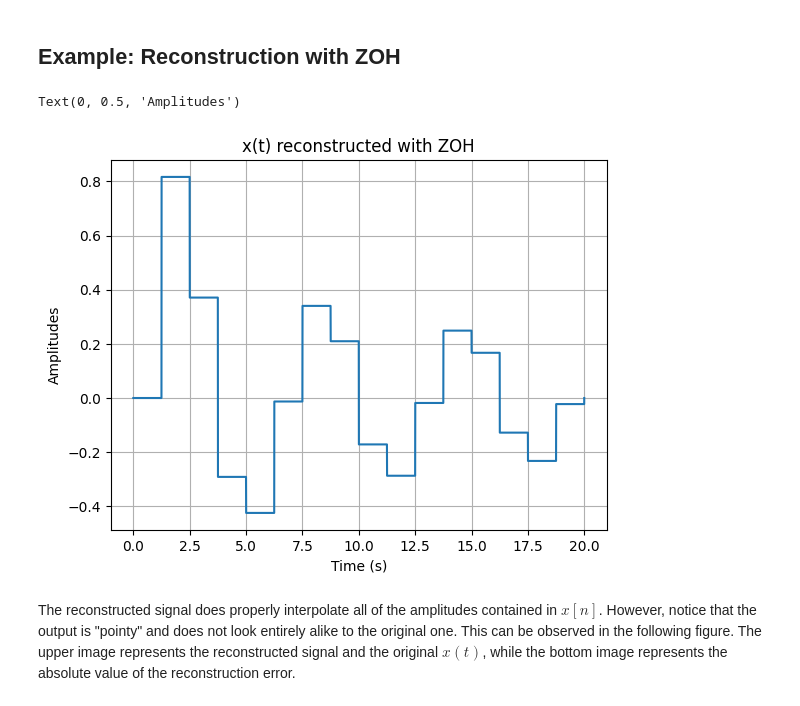
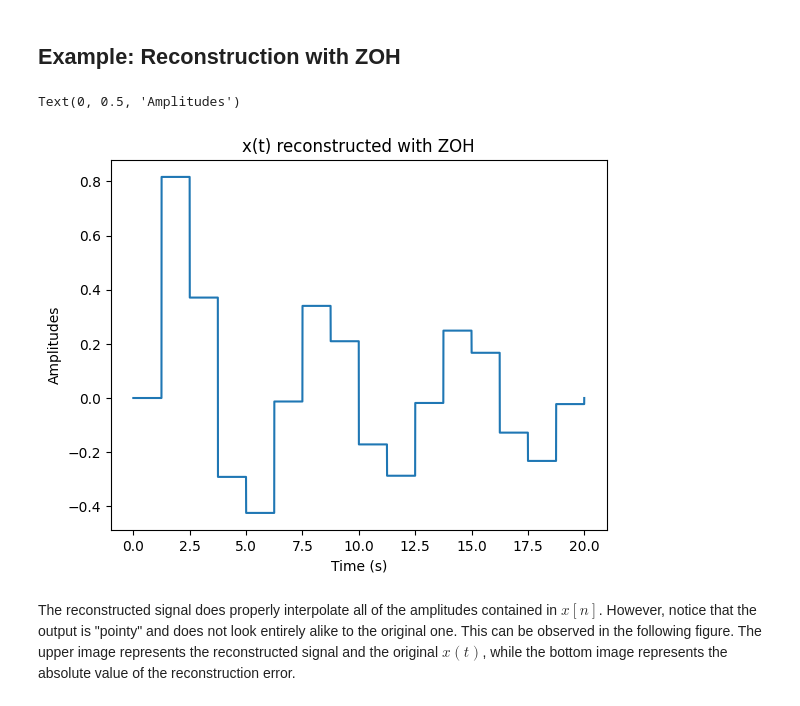
Before and after one commit to EduardoGFilho/DSP_Jupyter_Notebooks, a Jupyter notebook: Sampling.ipynb, the cells around one changed output. Drawn from its saved outputs; the diff is of its cells as text; code cells hidden in the pictures.

```diff
--- a/Sampling.ipynb
+++ b/Sampling.ipynb
@@ -113,29 +113,28 @@ perfect reconstruction. They are discussed in the next topics.
 # %%
 # Calculate the sampling period
 Ts = time_slice*(len(x_original)/len(x_discrete))
 
 # Function implementing ZOH reconstruction
 def  ZOH_reconstruction(x_discrete, t, Ts):
     # Construct a delayed time axis, to avoid negative time in calculations
     time_axis = t - t[0]
     # Initialize array
     x_ZOH_reconstructed = np.zeros_like(time_axis)
     for i in range(len(x_discrete)):
         x_ZOH_reconstructed += x_discrete[i]*rect((time_axis-i*Ts - 0.5*Ts)/Ts)
     return x_ZOH_reconstructed
 
 # Evocate our function
 x_ZOH_reconstructed = ZOH_reconstruction(x_discrete, time_axis, Ts)
 
 # Plot
 plt.plot(time_axis,x_ZOH_reconstructed)
-plt.grid()
 plt.title("x(t) reconstructed with ZOH")
 plt.xlabel("Time (s)")
 plt.ylabel("Amplitudes")
 # %% [output]
 Text(0, 0.5, 'Amplitudes')
-[figure, old version]
+[figure, new version]
 # %% [markdown]
 The reconstructed signal does properly interpolate all of the amplitudes contained in $x[n]$. However, notice that the output is "pointy" and does not look entirely alike to the original one. This can be observed in the following figure. The upper image represents the reconstructed signal and the original $x(t)$, while the bottom image represents the absolute value of the reconstruction error.
 # %%
```
Also changed, not shown: parts of 9 cells of this notebook, 3 other files.
